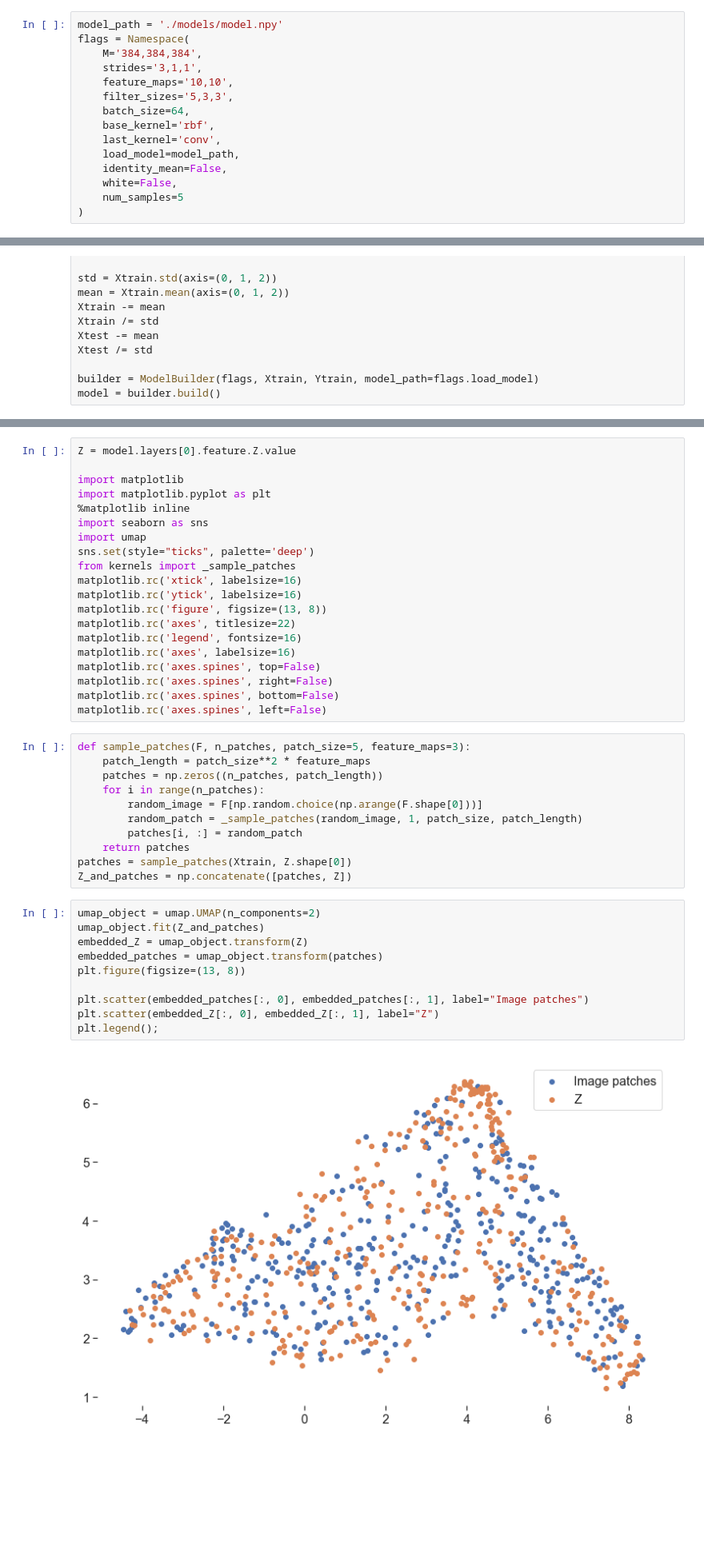
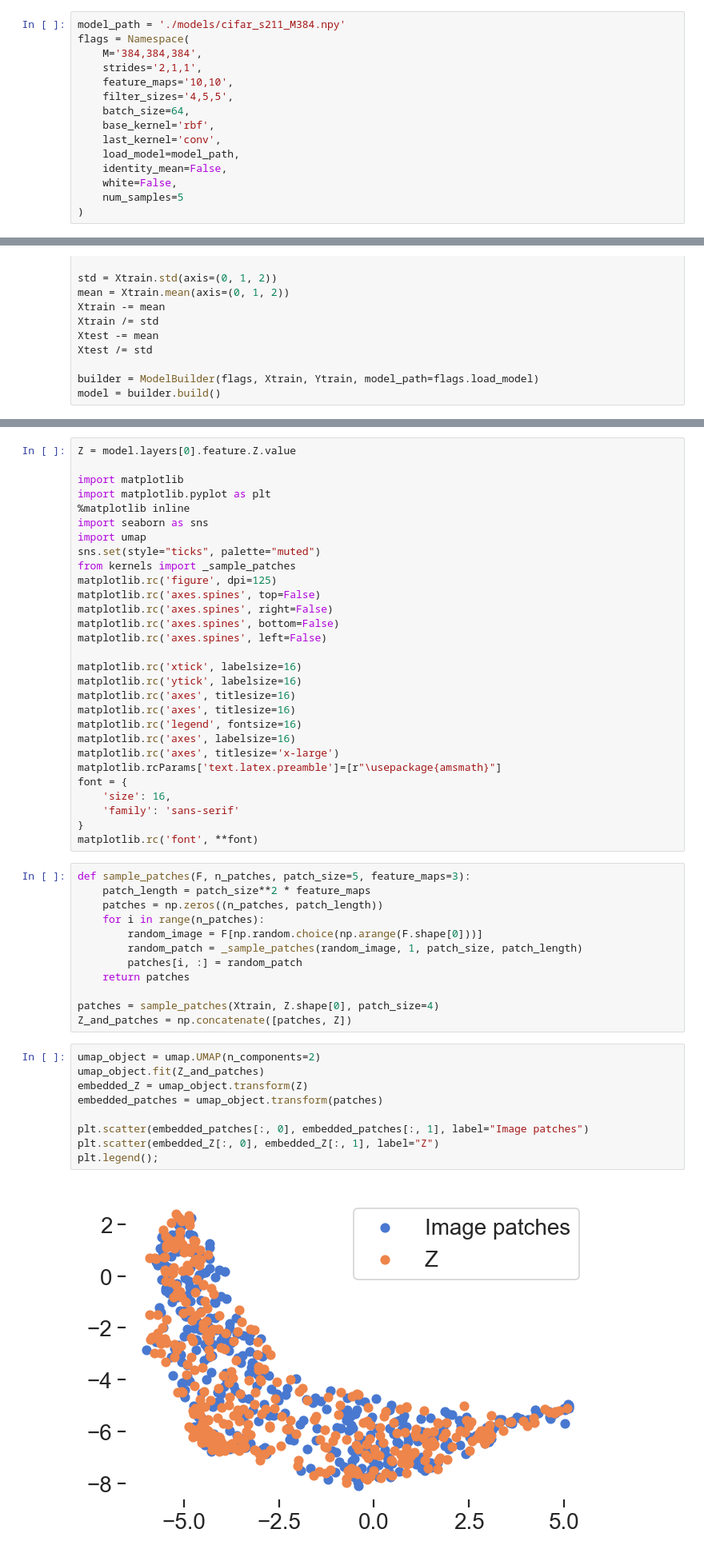
Before and after one commit to kekeblom/DeepCGP, a Jupyter notebook: notebooks/Inspect.ipynb, the cells around one changed output, grey strips where cells are left out. Shown at 80% size. Cells and saved outputs as stored; diff of their text form; blank space fills up the shorter version.

Commit message:
Plotting

```diff
--- a/notebooks/Inspect.ipynb
+++ b/notebooks/Inspect.ipynb
@@ -10,12 +10,12 @@ import observations
 
 import gpflow
 # %%
-model_path = './models/model.npy'
+model_path = './models/cifar_s211_M384.npy'
 flags = Namespace(
     M='384,384,384',
-    strides='3,1,1',
+    strides='2,1,1',
     feature_maps='10,10',
-    filter_sizes='5,3,3',
+    filter_sizes='4,5,5',
     batch_size=64,
     base_kernel='rbf',
     last_kernel='conv',
@@ -108,18 +123,27 @@ import matplotlib.pyplot as plt
 %matplotlib inline
 import seaborn as sns
 import umap
-sns.set(style="ticks", palette='deep')
+sns.set(style="ticks", palette="muted")
 from kernels import _sample_patches
-matplotlib.rc('xtick', labelsize=16)
-matplotlib.rc('ytick', labelsize=16)
-matplotlib.rc('figure', figsize=(13, 8))
-matplotlib.rc('axes', titlesize=22)
-matplotlib.rc('legend', fontsize=16)
-matplotlib.rc('axes', labelsize=16)
+matplotlib.rc('figure', dpi=125)
 matplotlib.rc('axes.spines', top=False)
 matplotlib.rc('axes.spines', right=False)
 matplotlib.rc('axes.spines', bottom=False)
 matplotlib.rc('axes.spines', left=False)
+
+matplotlib.rc('xtick', labelsize=16)
+matplotlib.rc('ytick', labelsize=16)
+matplotlib.rc('axes', titlesize=16)
+matplotlib.rc('axes', titlesize=16)
+matplotlib.rc('legend', fontsize=16)
+matplotlib.rc('axes', labelsize=16)
+matplotlib.rc('axes', titlesize='x-large')
+matplotlib.rcParams['text.latex.preamble']=[r"\usepackage{amsmath}"]
+font = {
+    'size': 16,
+    'family': 'sans-serif'
+}
+matplotlib.rc('font', **font)
 # %%
 def sample_patches(F, n_patches, patch_size=5, feature_maps=3):
     patch_length = patch_size**2 * feature_maps
@@ -129,20 +153,20 @@ def sample_patches(F, n_patches, patch_size=5, feature_maps=3):
         random_patch = _sample_patches(random_image, 1, patch_size, patch_length)
         patches[i, :] = random_patch
     return patches
-patches = sample_patches(Xtrain, Z.shape[0])
+
+patches = sample_patches(Xtrain, Z.shape[0], patch_size=4)
 Z_and_patches = np.concatenate([patches, Z])
 # %%
 umap_object = umap.UMAP(n_components=2)
 umap_object.fit(Z_and_patches)
 embedded_Z = umap_object.transform(Z)
 embedded_patches = umap_object.transform(patches)
-plt.figure(figsize=(13, 8))
 
 plt.scatter(embedded_patches[:, 0], embedded_patches[:, 1], label="Image patches")
 plt.scatter(embedded_Z[:, 0], embedded_Z[:, 1], label="Z")
 plt.legend();
 # %% [output]
-[figure, old version]
+[figure, new version]
 # %%
 Z1 = model.layers[1].feature.Z.value
 Z2 = model.layers[2].feature.Z.value
```
Also changed, not shown: parts of 21 cells of this notebook.
